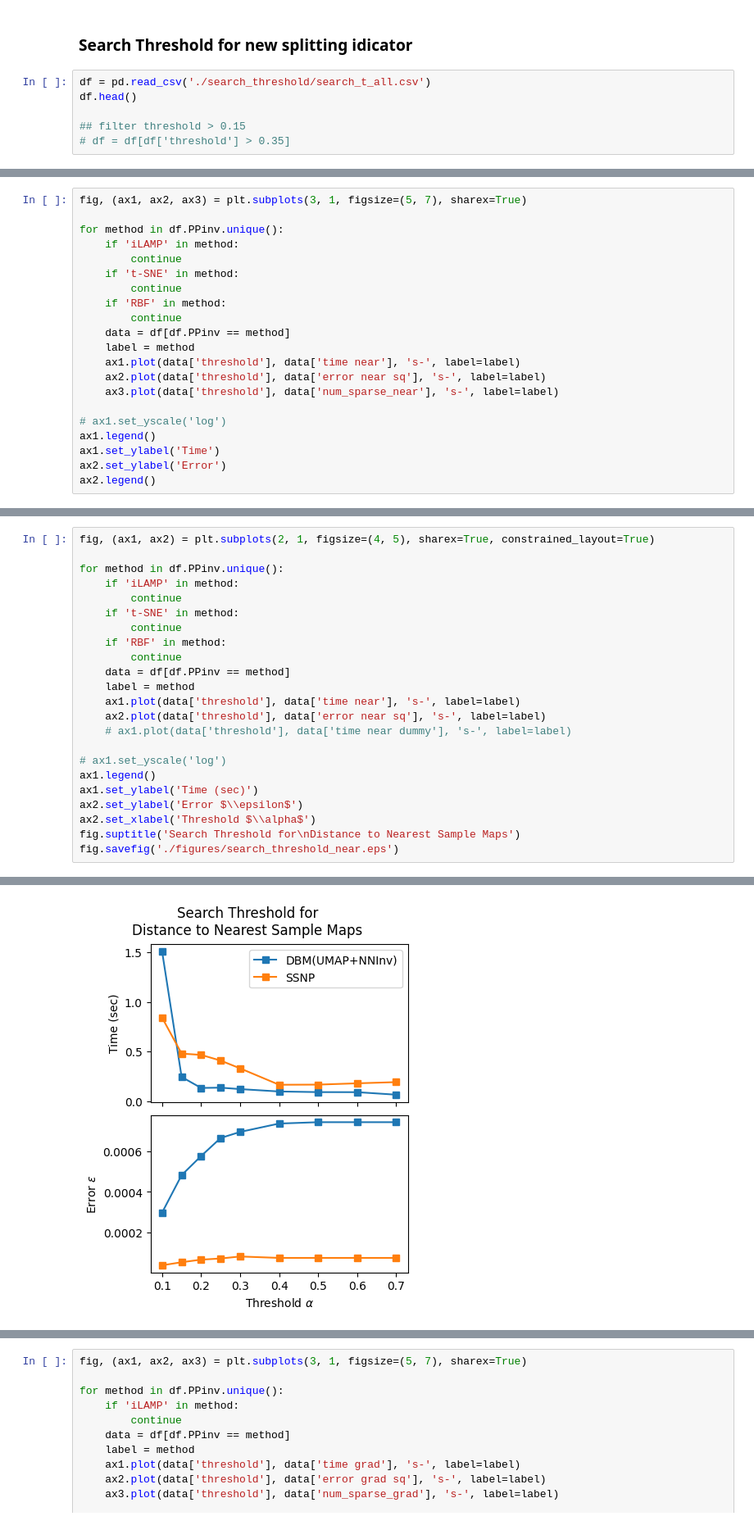
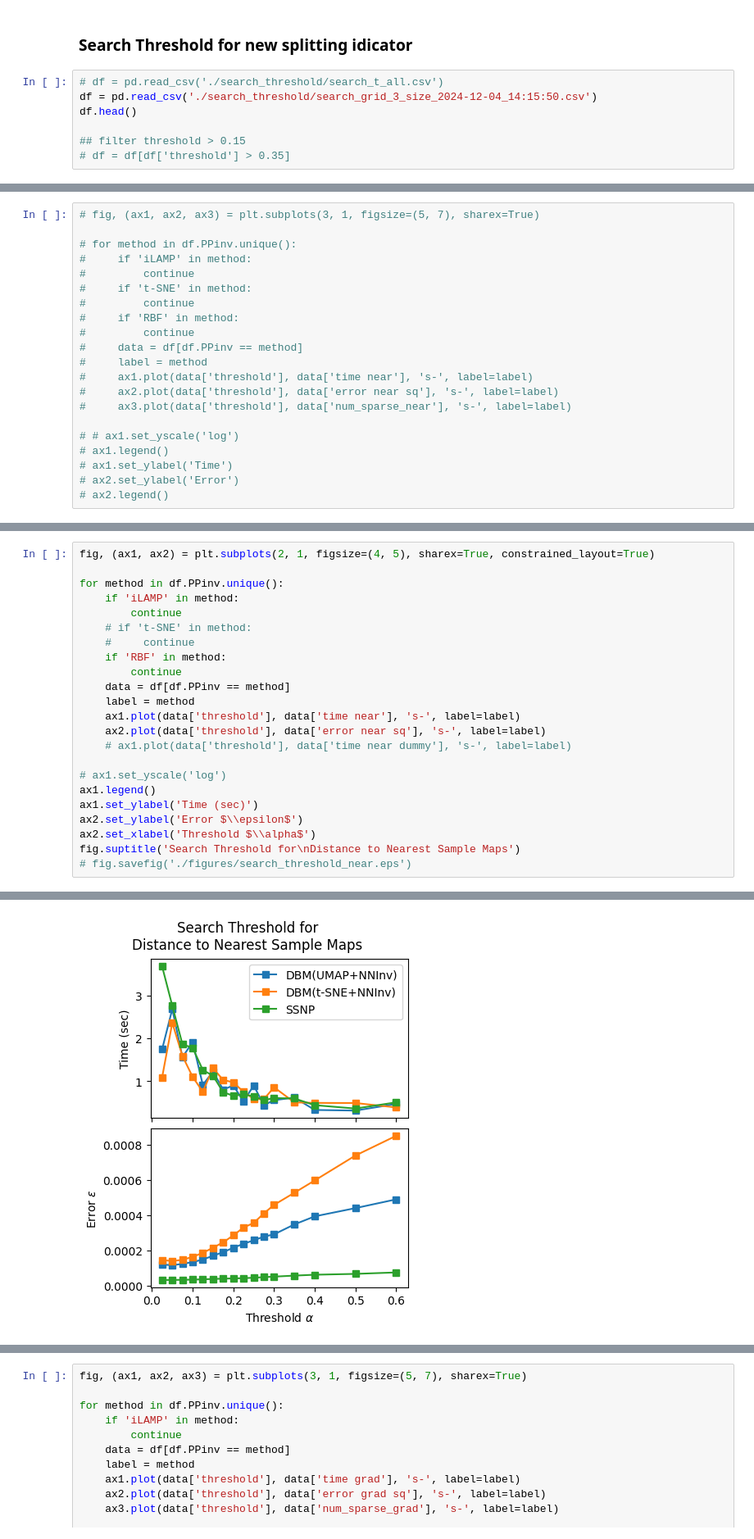
Before and after one commit to wuyuyu1024/map_builder, a Jupyter notebook: results/plot.results.ipynb, the cells around one changed output, grey strips where cells are left out. Shown at 82% size. Drawn from its saved outputs; the diff is of its cells as text.

```diff
--- a/results/plot.results.ipynb
+++ b/results/plot.results.ipynb
@@ -60,7 +60,8 @@ SVM                 $Cons_p$           0.059677  0.036438  0.089264
 # %% [markdown]
 ### Search Threshold for new splitting idicator
 # %%
-df = pd.read_csv('./search_threshold/search_t_all.csv')
+# df = pd.read_csv('./search_threshold/search_t_all.csv')
+df = pd.read_csv('./search_threshold/search_grid_3_size_2024-12-04_14:15:50.csv')
 df.head()
 
 ## filter threshold > 0.15
@@ -75,21 +77,21 @@ df.head()
 # %%
-fig, (ax1, ax2, ax3) = plt.subplots(3, 1, figsize=(5, 7), sharex=True)
+# fig, (ax1, ax2, ax3) = plt.subplots(3, 1, figsize=(5, 7), sharex=True)
 
-for method in df.PPinv.unique():
-    if 'iLAMP' in method:
-        continue
-    if 't-SNE' in method:
-        continue
-    if 'RBF' in method:
-        continue
-    data = df[df.PPinv == method]
-    label = method
-    ax1.plot(data['threshold'], data['time near'], 's-', label=label)
-    ax2.plot(data['threshold'], data['error near sq'], 's-', label=label)
-    ax3.plot(data['threshold'], data['num_sparse_near'], 's-', label=label)
+# for method in df.PPinv.unique():
+#     if 'iLAMP' in method:
+#         continue
+#     if 't-SNE' in method:
+#         continue
+#     if 'RBF' in method:
+#         continue
+#     data = df[df.PPinv == method]
+#     label = method
+#     ax1.plot(data['threshold'], data['time near'], 's-', label=label)
+#     ax2.plot(data['threshold'], data['error near sq'], 's-', label=label)
+#     ax3.plot(data['threshold'], data['num_sparse_near'], 's-', label=label)
 
-# ax1.set_yscale('log')
-ax1.legend()
-ax1.set_ylabel('Time')
-ax2.set_ylabel('Error')
-ax2.legend()
+# # ax1.set_yscale('log')
+# ax1.legend()
+# ax1.set_ylabel('Time')
+# ax2.set_ylabel('Error')
+# ax2.legend()
@@ -102,8 +101,8 @@ fig, (ax1, ax2) = plt.subplots(2, 1, figsize=(4, 5), sharex=True, constrained_la
 for method in df.PPinv.unique():
     if 'iLAMP' in method:
         continue
-    if 't-SNE' in method:
-        continue
+    # if 't-SNE' in method:
+    #     continue
     if 'RBF' in method:
         continue
     data = df[df.PPinv == method]
@@ -118,5 +117,5 @@ ax1.set_ylabel('Time (sec)')
 ax2.set_ylabel('Error $\\epsilon$')
 ax2.set_xlabel('Threshold $\\alpha$')
 fig.suptitle('Search Threshold for\nDistance to Nearest Sample Maps')
-fig.savefig('./figures/search_threshold_near.eps')
+# fig.savefig('./figures/search_threshold_near.eps')
 # %% [output]
@@ -124,4 +123,4 @@ The PostScript backend does not support transparency; partially transparent arti
-[figure, old version]
+[figure, new version]
 # %%
 fig, (ax1, ax2) = plt.subplots(2, 1, figsize=(4, 5), sharex=True, constrained_layout=True)
 
```
Also changed, not shown: parts of 11 cells of this notebook, 8 other files.
